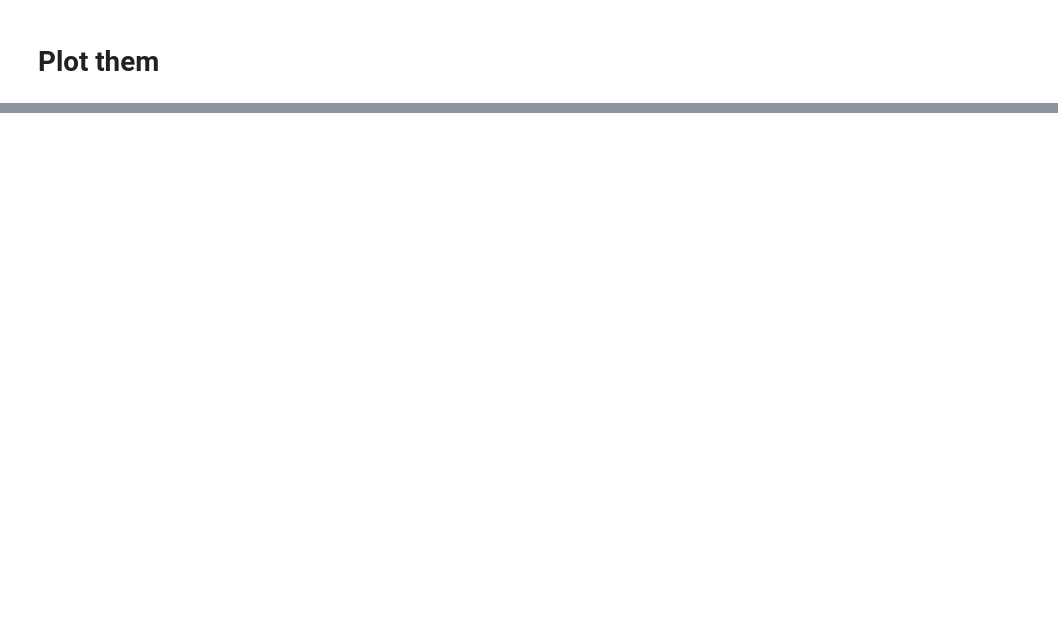
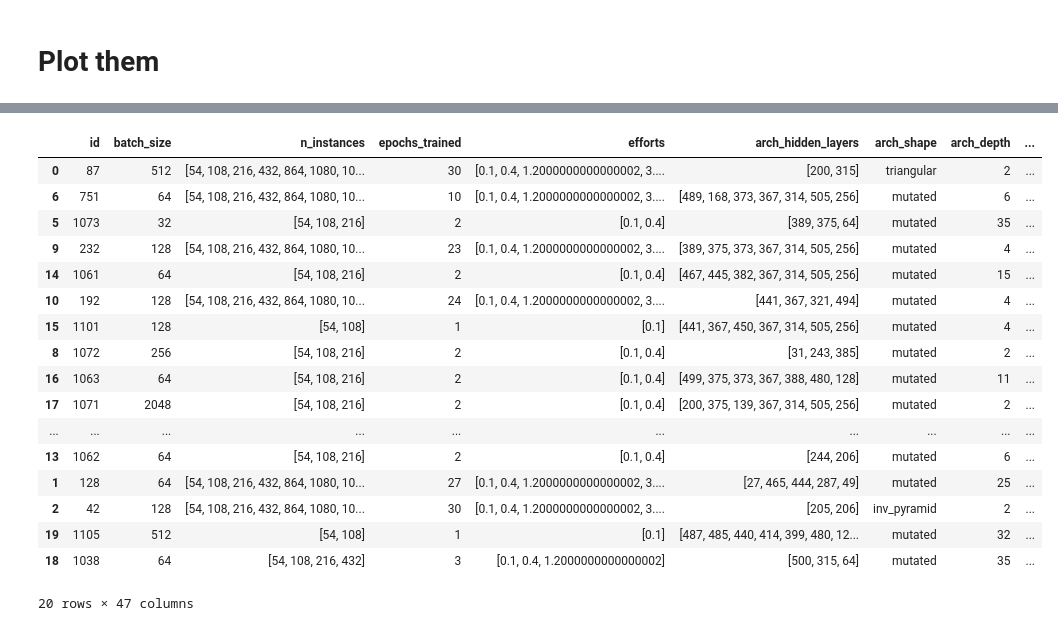
Before and after one commit to topsy-13/ShouldYouEvenNN, a Jupyter notebook: notebooks/plot_experiments.ipynb, the cells around one changed output, grey strips where cells are left out. Saved outputs shown, nothing was run; the diff lists cells and outputs as text; code cells hidden in the pictures; blank space fills up the shorter version.

```diff
--- a/notebooks/plot_experiments.ipynb
+++ b/notebooks/plot_experiments.ipynb
@@ -175,0 +205,21 @@ plt.show()
+# %%
+ebe_df.sort_values(by='es_test_acc', ascending=False)
+# %% [output]
+|  | id | batch_size | n_instances | epochs_trained | efforts | arch_hidden_layers | arch_shape | arch_depth | ... |
+| 0 | 87 | 512 | [54, 108, 216, 432, 864, 1080, 10... | 30 | [0.1, 0.4, 1.2000000000000002, 3.... | [200, 315] | triangular | 2 | ... |
+| 6 | 751 | 64 | [54, 108, 216, 432, 864, 1080, 10... | 10 | [0.1, 0.4, 1.2000000000000002, 3.... | [489, 168, 373, 367, 314, 505, 256] | mutated | 6 | ... |
+| 5 | 1073 | 32 | [54, 108, 216] | 2 | [0.1, 0.4] | [389, 375, 64] | mutated | 35 | ... |
+| 9 | 232 | 128 | [54, 108, 216, 432, 864, 1080, 10... | 23 | [0.1, 0.4, 1.2000000000000002, 3.... | [389, 375, 373, 367, 314, 505, 256] | mutated | 4 | ... |
+| 14 | 1061 | 64 | [54, 108, 216] | 2 | [0.1, 0.4] | [467, 445, 382, 367, 314, 505, 256] | mutated | 15 | ... |
+| 10 | 192 | 128 | [54, 108, 216, 432, 864, 1080, 10... | 24 | [0.1, 0.4, 1.2000000000000002, 3.... | [441, 367, 321, 494] | mutated | 4 | ... |
+| 15 | 1101 | 128 | [54, 108] | 1 | [0.1] | [441, 367, 450, 367, 314, 505, 256] | mutated | 4 | ... |
+| 8 | 1072 | 256 | [54, 108, 216] | 2 | [0.1, 0.4] | [31, 243, 385] | mutated | 2 | ... |
+| 16 | 1063 | 64 | [54, 108, 216] | 2 | [0.1, 0.4] | [499, 375, 373, 367, 388, 480, 128] | mutated | 11 | ... |
+| 17 | 1071 | 2048 | [54, 108, 216] | 2 | [0.1, 0.4] | [200, 375, 139, 367, 314, 505, 256] | mutated | 2 | ... |
+| ... | ... | ... | ... | ... | ... | ... | ... | ... | ... |
+| 13 | 1062 | 64 | [54, 108, 216] | 2 | [0.1, 0.4] | [244, 206] | mutated | 6 | ... |
+| 1 | 128 | 64 | [54, 108, 216, 432, 864, 1080, 10... | 27 | [0.1, 0.4, 1.2000000000000002, 3.... | [27, 465, 444, 287, 49] | mutated | 25 | ... |
+| 2 | 42 | 128 | [54, 108, 216, 432, 864, 1080, 10... | 30 | [0.1, 0.4, 1.2000000000000002, 3.... | [205, 206] | inv_pyramid | 2 | ... |
+| 19 | 1105 | 512 | [54, 108] | 1 | [0.1] | [487, 485, 440, 414, 399, 480, 12... | mutated | 32 | ... |
+| 18 | 1038 | 64 | [54, 108, 216, 432] | 3 | [0.1, 0.4, 1.2000000000000002] | [500, 315, 64] | mutated | 35 | ... |
+20 rows × 47 columns
```
Also changed, not shown: parts of 7 cells of this notebook, 26 other files.
